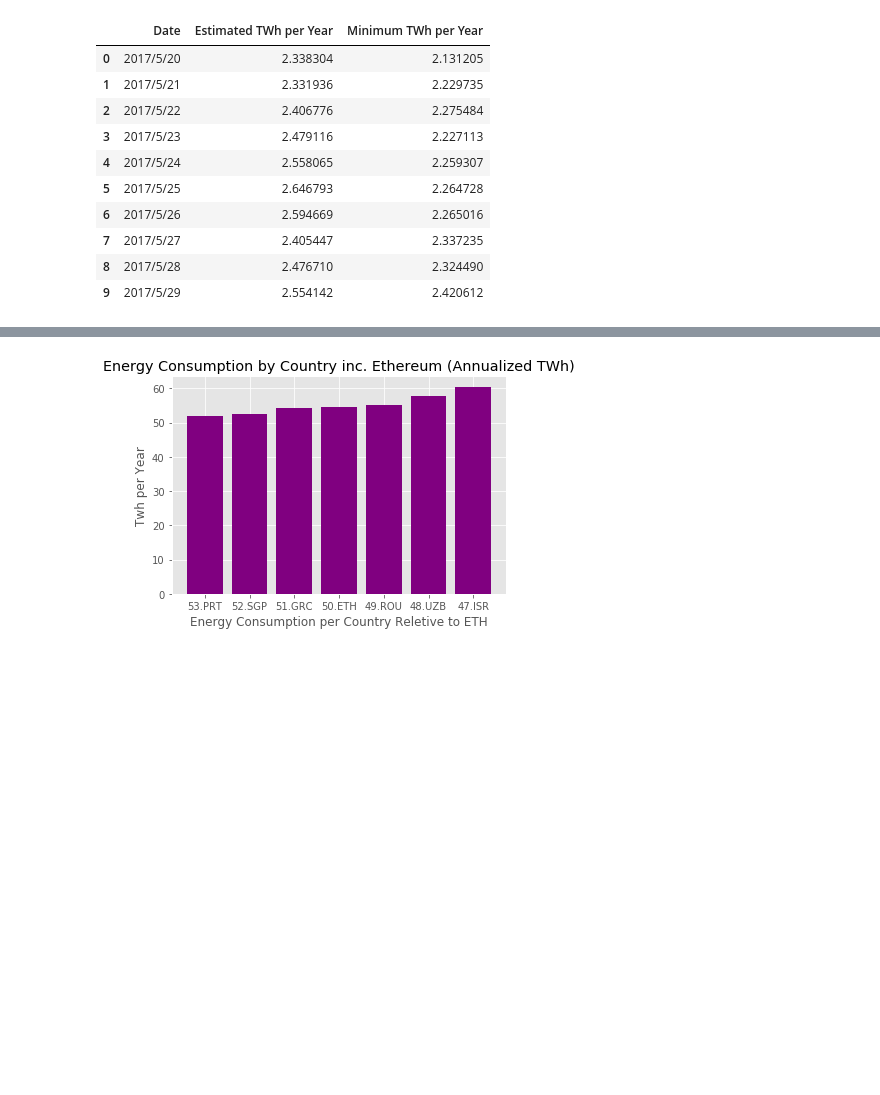
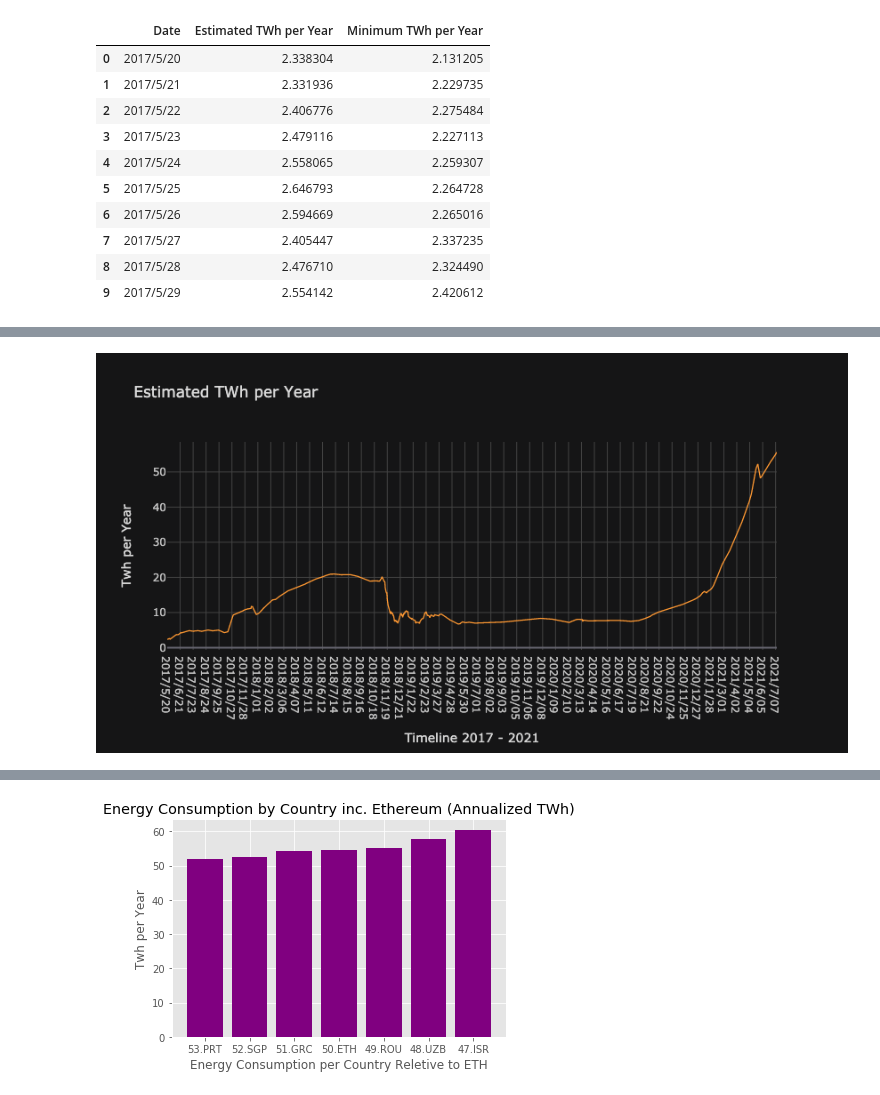
Before and after one commit to kez4twez/mining_energy_usage, a Jupyter notebook: ETH ENERGY CONSUMTION.ipynb, the cells around one changed output, grey strips where cells are left out. Drawn from its saved outputs; the diff is of its cells as text; code cells hidden in the pictures; blank space fills up the shorter version.

Commit message:
Add files via upload
Updated with Cufflinks Charts

```diff
--- a/ETH ENERGY CONSUMTION.ipynb
+++ b/ETH ENERGY CONSUMTION.ipynb
@@ -64,6 +65,13 @@ def create_line_chart(data, title, x, xlabel, y, ylabel, color):
 create_line_chart(eth_df ,'Estimated TWh per Year', 'Date', 'Timeline 2017 - 2021', 'Estimated TWh per Year', 'TWh per Year', 'lime')
 # %% [output]
 [interactive output not drawn]
+# %%
+# Plotting Estimated ETH Consumption Line Chart in Cufflinks #
+
+
+eth_estimated_consumtion= eth_df.iplot(kind = 'line', theme = 'solar', title = 'Estimated TWh per Year', y = 'Estimated TWh per Year', yTitle = 'Twh per Year', x = 'Date' , xTitle = 'Timeline 2017 - 2021' )
+# %% [output]
+[figure, added]
 # %%
 # Plotting Minimum ETH Consumption Line Chart #
 
```
Also changed, not shown: parts of 5 cells of this notebook.
